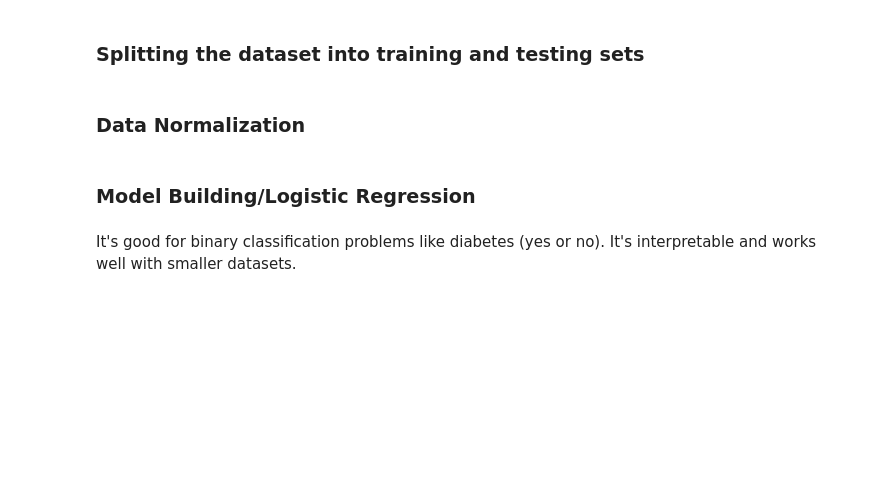
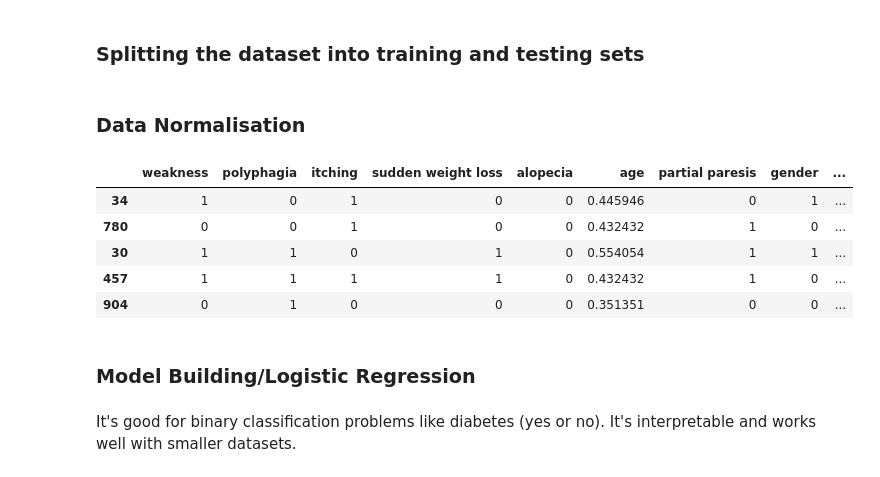
Before and after one commit to Rafhossin/FinalYearProject, a Jupyter notebook: Backend/MLModel.py/ComparativeAnalysis.ipynb, the cells around one changed output. Drawn from its saved outputs; the diff is of its cells as text; code cells hidden in the pictures; blank space fills up the shorter version.

```diff
--- a/Backend/MLModel.py/ComparativeAnalysis.ipynb
+++ b/Backend/MLModel.py/ComparativeAnalysis.ipynb
@@ -640,14 +1032,25 @@ X_final = features[final_selected_features]
 # Split the dataset into 80% training data and 20% testing data
 X_train, X_test, y_train, y_test = train_test_split(X_final, target, test_size = 0.2, random_state=0)
 # %% [markdown]
-### Data Normalization
+### Data Normalisation
 # %%
+import joblib
 # MinMax Scaling
 minmax = MinMaxScaler()
 X_train[['age']] = minmax.fit_transform(X_train[['age']])
 X_test[['age']] = minmax.transform(X_test[['age']])
 
+# Save the fitted scaler
+joblib.dump(minmax, 'minmax_scaler.pkl')
+
 X_train.head()
+# %% [output]
+|  | weakness | polyphagia | itching | sudden weight loss | alopecia | age | partial paresis | gender | ... |
+| 34 | 1 | 0 | 1 | 0 | 0 | 0.445946 | 0 | 1 | ... |
+| 780 | 0 | 0 | 1 | 0 | 0 | 0.432432 | 1 | 0 | ... |
+| 30 | 1 | 1 | 0 | 1 | 0 | 0.554054 | 1 | 1 | ... |
+| 457 | 1 | 1 | 1 | 1 | 0 | 0.432432 | 1 | 0 | ... |
+| 904 | 0 | 1 | 0 | 0 | 0 | 0.351351 | 0 | 0 | ... |
 # %% [markdown]
 ### Model Building/Logistic Regression
 # %% [markdown]
```
Also changed, not shown: parts of 66 cells of this notebook, 48 other files.
